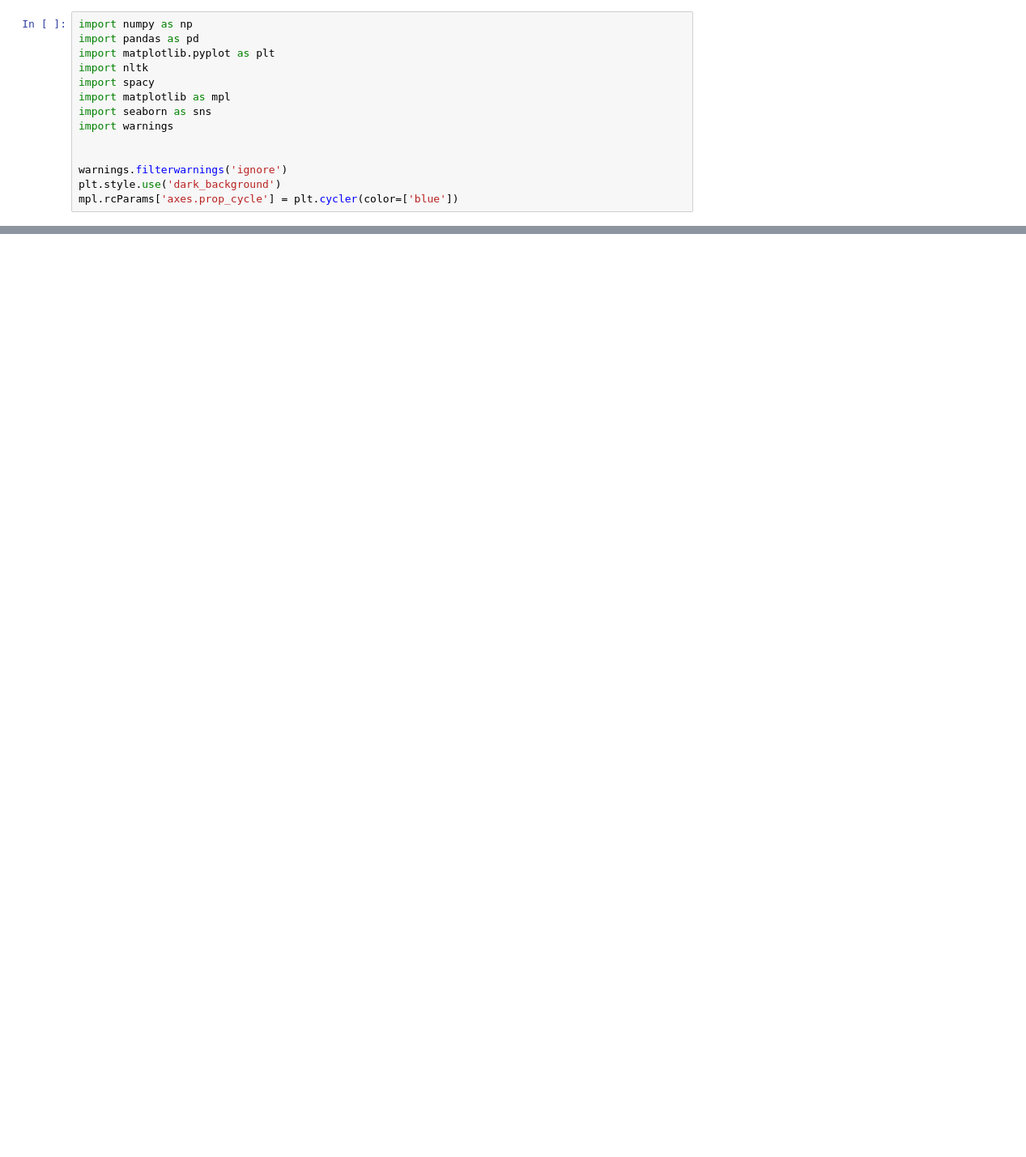
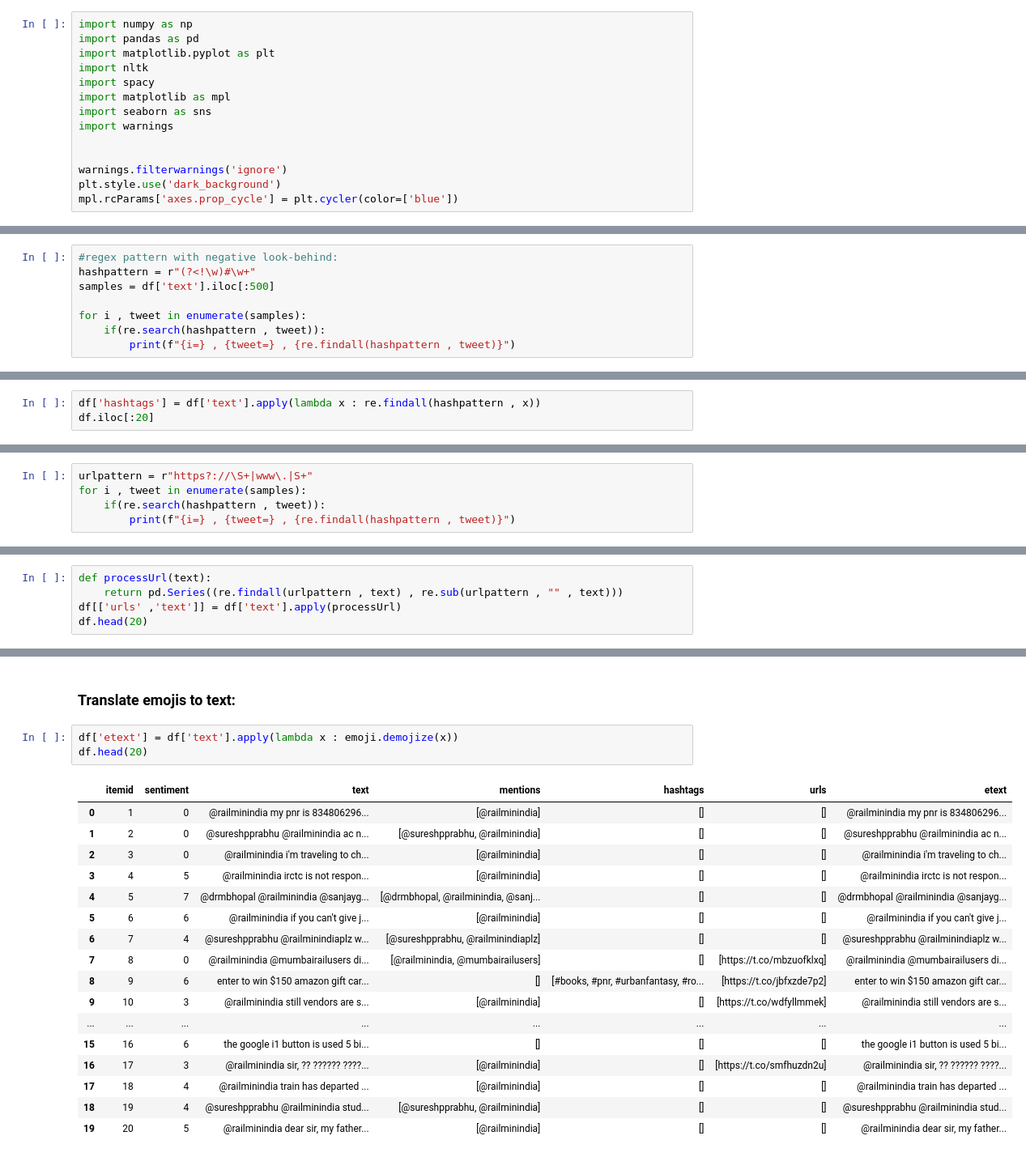
Before and after one commit to sanketmishra009/aiml, a Jupyter notebook: projects/railway-twitter/analysis.ipynb, the cells around one changed output, grey strips where cells are left out. Shown at 81% size. Drawn from its saved outputs; the diff is of its cells as text; blank space fills up the shorter version.

```diff
--- a/projects/railway-twitter/analysis.ipynb
+++ b/projects/railway-twitter/analysis.ipynb
@@ -44,0 +96,8 @@ memory usage: 32.1+ KB
+# %%
+#regex pattern with negative look-behind:
+hashpattern = r"(?<!\w)#\w+"
+samples = df['text'].iloc[:500]
+
+for i , tweet in enumerate(samples):
+    if(re.search(hashpattern , tweet)):
+        print(f"{i=} , {tweet=} , {re.findall(hashpattern , tweet)}")
@@ -44,0 +122,3 @@ memory usage: 32.1+ KB
+# %%
+df['hashtags'] = df['text'].apply(lambda x : re.findall(hashpattern , x))
+df.iloc[:20]
@@ -44,0 +145,5 @@ memory usage: 32.1+ KB
+# %%
+urlpattern = r"https?://\S+|www\.|S+"
+for i , tweet in enumerate(samples):
+    if(re.search(hashpattern , tweet)):
+        print(f"{i=} , {tweet=} , {re.findall(hashpattern , tweet)}")
@@ -44,0 +168,5 @@ memory usage: 32.1+ KB
+# %%
+def processUrl(text):
+    return pd.Series((re.findall(urlpattern , text) , re.sub(urlpattern , "" , text)))
+df[['urls' ,'text']] = df['text'].apply(processUrl)
+df.head(20)
@@ -44,0 +199,23 @@ memory usage: 32.1+ KB
+# %% [markdown]
+### Translate emojis to text:
+# %%
+df['etext'] = df['text'].apply(lambda x : emoji.demojize(x))
+df.head(20)
+# %% [output]
+|  | itemid | sentiment | text | mentions | hashtags | urls | etext |
+| 0 | 1 | 0 | @railminindia my pnr is 834806296... | [@railminindia] | [] | [] | @railminindia my pnr is 834806296... |
+| 1 | 2 | 0 | @sureshpprabhu @railminindia ac n... | [@sureshpprabhu, @railminindia] | [] | [] | @sureshpprabhu @railminindia ac n... |
+| 2 | 3 | 0 | @railminindia i'm traveling to ch... | [@railminindia] | [] | [] | @railminindia i'm traveling to ch... |
+| 3 | 4 | 5 | @railminindia irctc is not respon... | [@railminindia] | [] | [] | @railminindia irctc is not respon... |
+| 4 | 5 | 7 | @drmbhopal @railminindia @sanjayg... | [@drmbhopal, @railminindia, @sanj... | [] | [] | @drmbhopal @railminindia @sanjayg... |
+| 5 | 6 | 6 | @railminindia if you can't give j... | [@railminindia] | [] | [] | @railminindia if you can't give j... |
+| 6 | 7 | 4 | @sureshpprabhu @railminindiaplz w... | [@sureshpprabhu, @railminindiaplz] | [] | [] | @sureshpprabhu @railminindiaplz w... |
+| 7 | 8 | 0 | @railminindia @mumbairailusers di... | [@railminindia, @mumbairailusers] | [] | [https://t.co/mbzuofklxq] | @railminindia @mumbairailusers di... |
+| 8 | 9 | 6 | enter to win $150 amazon gift car... | [] | [#books, #pnr, #urbanfantasy, #ro... | [https://t.co/jbfxzde7p2] | enter to win $150 amazon gift car... |
+| 9 | 10 | 3 | @railminindia still vendors are s... | [@railminindia] | [] | [https://t.co/wdfyllmmek] | @railminindia still vendors are s... |
+| ... | ... | ... | ... | ... | ... | ... | ... |
+| 15 | 16 | 6 | the google i1 button is used 5 bi... | [] | [] | [] | the google i1 button is used 5 bi... |
+| 16 | 17 | 3 | @railminindia sir, ?? ?????? ????... | [@railminindia] | [] | [https://t.co/smfhuzdn2u] | @railminindia sir, ?? ?????? ????... |
+| 17 | 18 | 4 | @railminindia train has departed ... | [@railminindia] | [] | [] | @railminindia train has departed ... |
+| 18 | 19 | 4 | @sureshpprabhu @railminindia stud... | [@sureshpprabhu, @railminindia] | [] | [] | @sureshpprabhu @railminindia stud... |
+| 19 | 20 | 5 | @railminindia dear sir, my father... | [@railminindia] | [] | [] | @railminindia dear sir, my father... |
```
Also changed, not shown: parts of 23 cells of this notebook, 8 other files.
